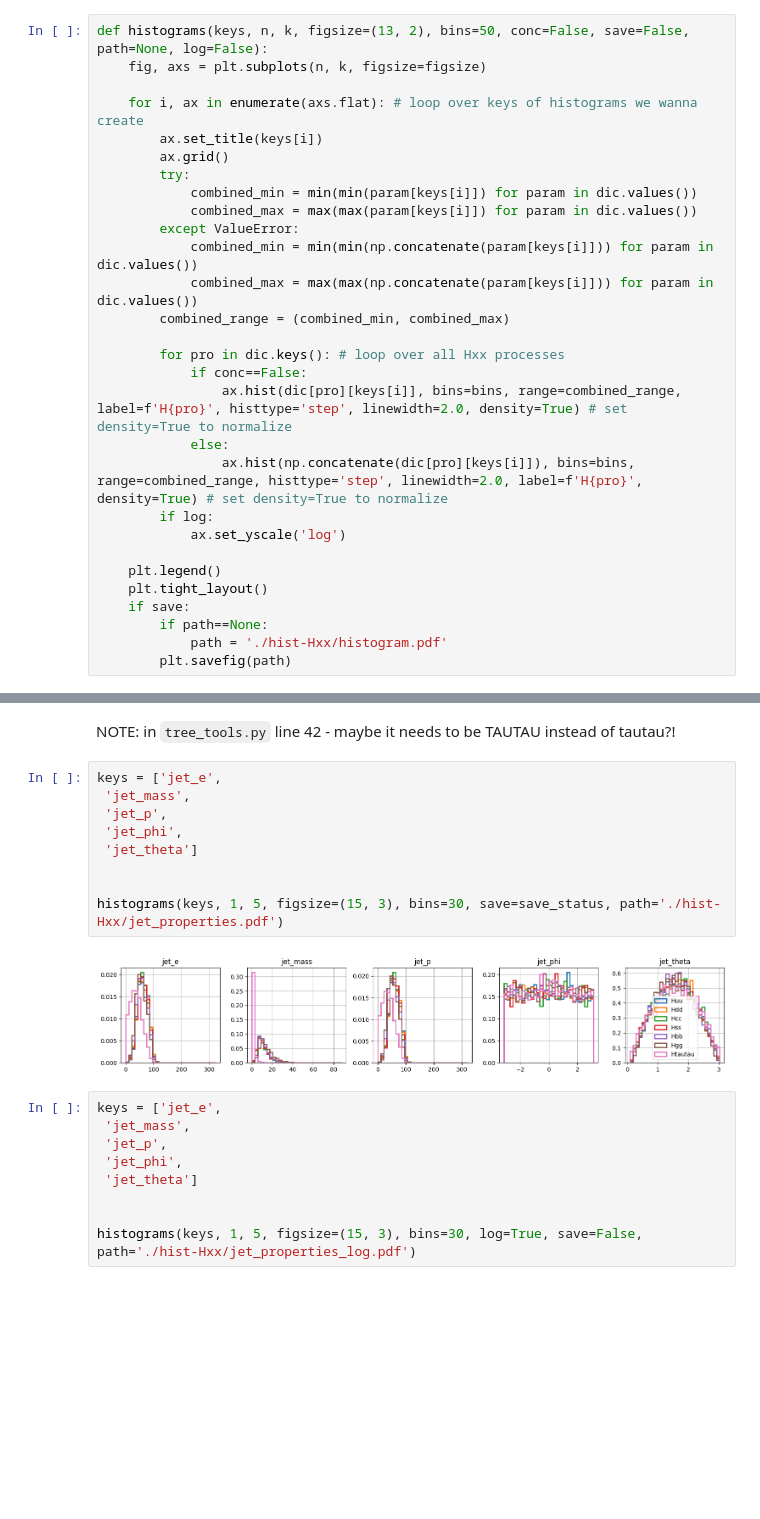
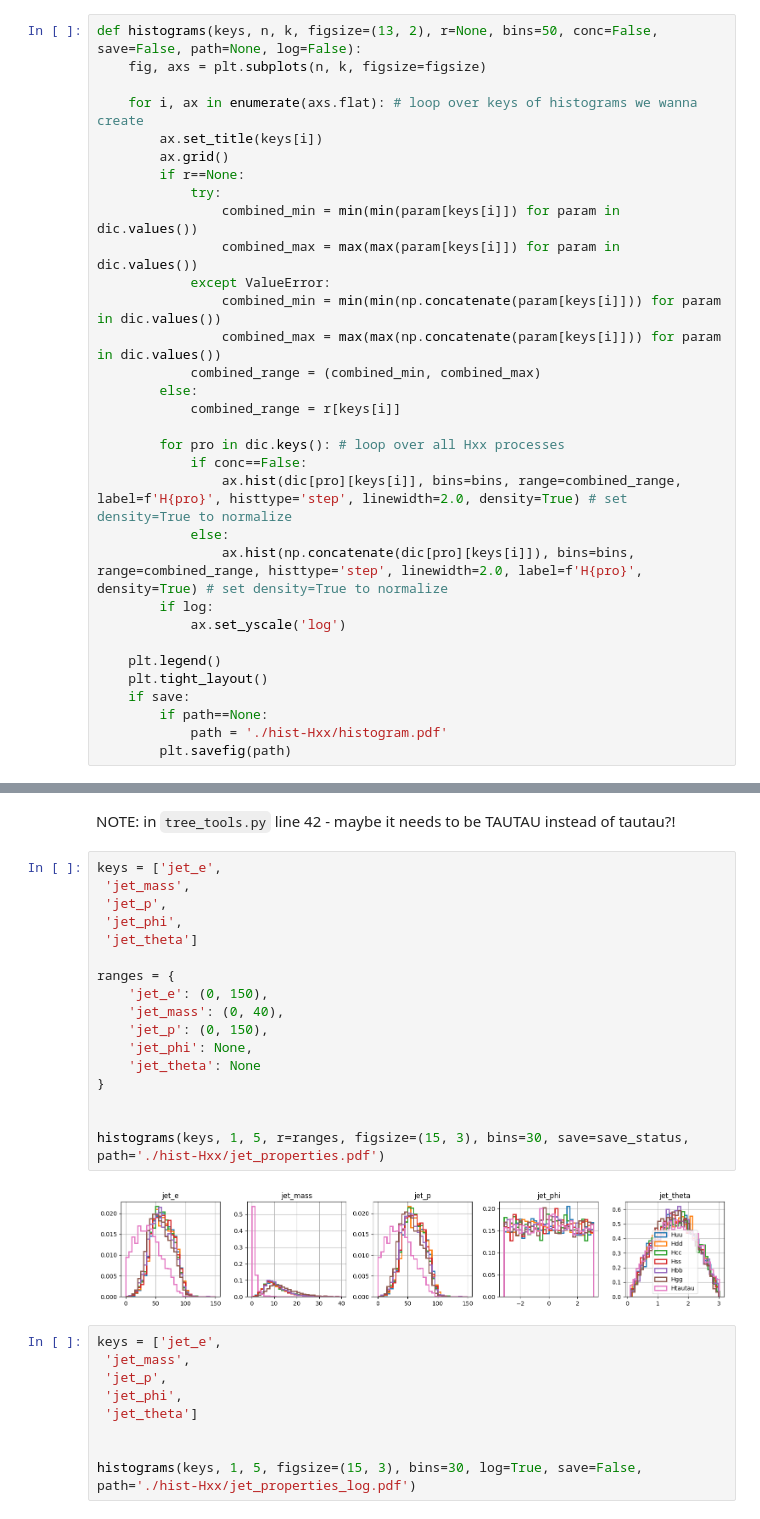
Before and after one commit to saracreates/TaggingResults, a Jupyter notebook: fullSim-Hxx.ipynb, the cells around one changed output, grey strips where cells are left out. Drawn from its saved outputs; the diff is of its cells as text; blank space fills up the shorter version.

```diff
--- a/fullSim-Hxx.ipynb
+++ b/fullSim-Hxx.ipynb
@@ -47,19 +47,22 @@ bb 3800
 gg 4000
 tautau 3798
 # %%
-def histograms(keys, n, k, figsize=(13, 2), bins=50, conc=False, save=False, path=None, log=False):
+def histograms(keys, n, k, figsize=(13, 2), r=None, bins=50, conc=False, save=False, path=None, log=False):
     fig, axs = plt.subplots(n, k, figsize=figsize)
 
     for i, ax in enumerate(axs.flat): # loop over keys of histograms we wanna create
         ax.set_title(keys[i])
         ax.grid()
-        try:
-            combined_min = min(min(param[keys[i]]) for param in dic.values())
-            combined_max = max(max(param[keys[i]]) for param in dic.values())
-        except ValueError:
-            combined_min = min(min(np.concatenate(param[keys[i]])) for param in dic.values())
-            combined_max = max(max(np.concatenate(param[keys[i]])) for param in dic.values())
-        combined_range = (combined_min, combined_max)
+        if r==None:
+            try:
+                combined_min = min(min(param[keys[i]]) for param in dic.values())
+                combined_max = max(max(param[keys[i]]) for param in dic.values())
+            except ValueError:
+                combined_min = min(min(np.concatenate(param[keys[i]])) for param in dic.values())
+                combined_max = max(max(np.concatenate(param[keys[i]])) for param in dic.values())
+            combined_range = (combined_min, combined_max)
+        else:
+            combined_range = r[keys[i]]
 
         for pro in dic.keys(): # loop over all Hxx processes
             if conc==False:
@@ -92,14 +95,22 @@ NOTE: in `tree_tools.py` line 42 - maybe it needs to be TAUTAU instead of tautau
 # %%
 keys = ['jet_e',
  'jet_mass',
  'jet_p',
  'jet_phi',
  'jet_theta']
 
+ranges = {
+    'jet_e': (0, 150),
+    'jet_mass': (0, 40),
+    'jet_p': (0, 150),
+    'jet_phi': None,
+    'jet_theta': None
+}
 
-histograms(keys, 1, 5, figsize=(15, 3), bins=30, save=save_status, path='./hist-Hxx/jet_properties.pdf')
+
+histograms(keys, 1, 5, r=ranges, figsize=(15, 3), bins=30, save=save_status, path='./hist-Hxx/jet_properties.pdf')
 # %% [output]
-[figure, old version]
+[figure, new version]
 # %%
 keys = ['jet_e',
  'jet_mass',
```
